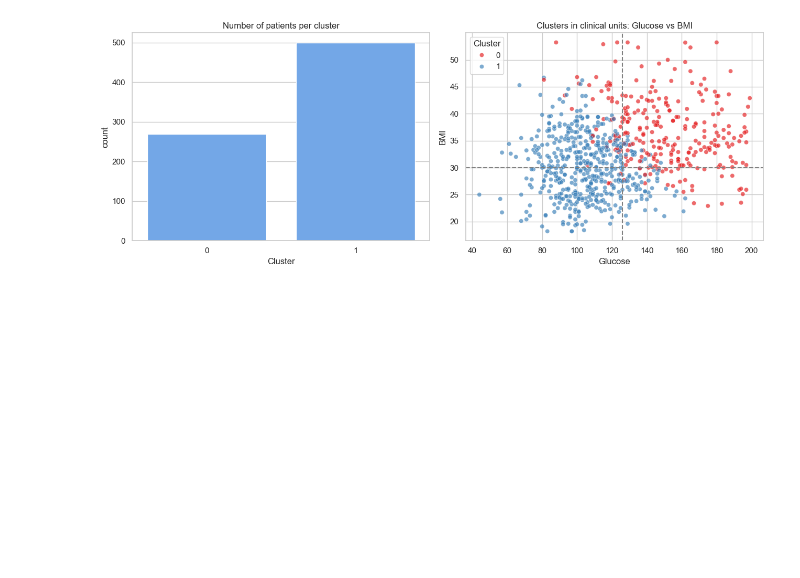
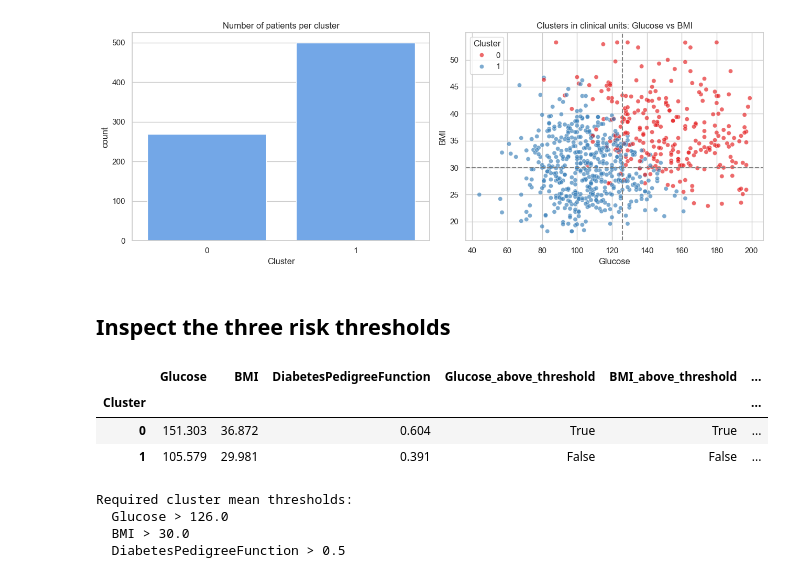
Before and after one commit to hamzalafsioui/DiaSense, a Jupyter notebook: notebooks/03_clustering.ipynb, the cells around one changed output. Cells and saved outputs as stored; diff of their text form; code cells hidden in the pictures; blank space fills up the shorter version.

Commit message:
Inspect thresholds

```diff
--- a/notebooks/03_clustering.ipynb
+++ b/notebooks/03_clustering.ipynb
@@ -248,3 +248,29 @@ plt.savefig(
 plt.show()
 # %% [output]
 [figure]
+# %% [markdown]
+## Inspect the three risk thresholds
+# %%
+threshold_report = cluster_profiles[
+    list(CLINICAL_THRESHOLDS)
+].round(3).copy()
+
+for feature, threshold in CLINICAL_THRESHOLDS.items():
+    threshold_report[f"{feature}_above_threshold"] = (
+        cluster_profiles[feature] > threshold
+    )
+
+display(threshold_report)
+
+print("Required cluster mean thresholds:")
+for feature, threshold in CLINICAL_THRESHOLDS.items():
+    print(f"  {feature} > {threshold}")
+# %% [output]
+|  | Glucose | BMI | DiabetesPedigreeFunction | Glucose_above_threshold | BMI_above_threshold | ... |
+| Cluster |  |  |  |  |  | ... |
+| 0 | 151.303 | 36.872 | 0.604 | True | True | ... |
+| 1 | 105.579 | 29.981 | 0.391 | False | False | ... |
+Required cluster mean thresholds:
+  Glucose > 126.0
+  BMI > 30.0
+  DiabetesPedigreeFunction > 0.5
```
